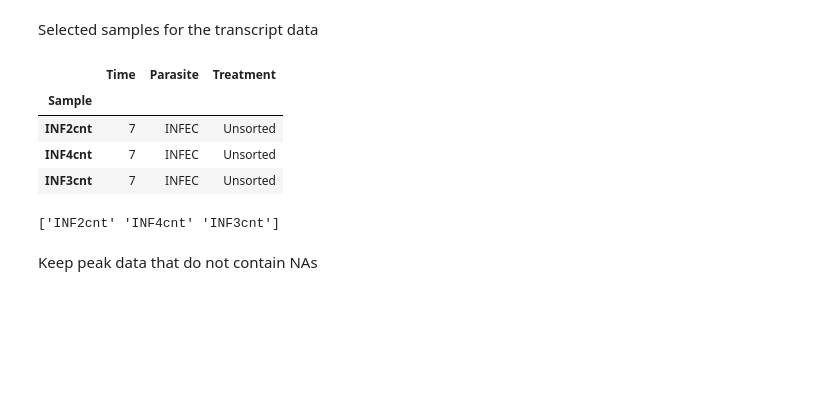
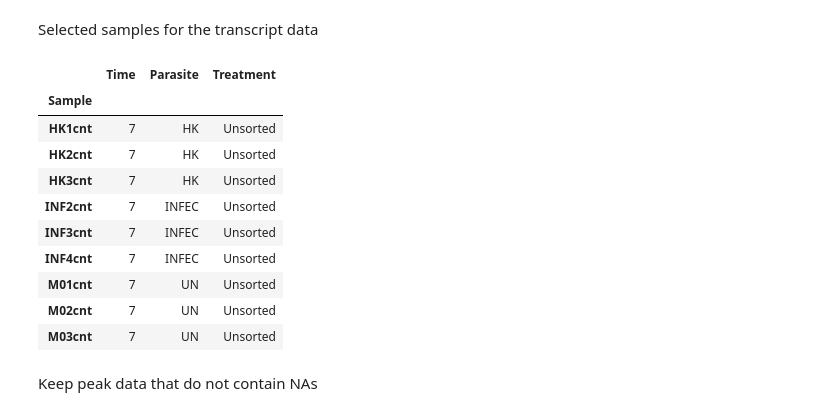
Before and after one commit to glasgowcompbio/GraphOmics, a Jupyter notebook: web_omics/notebooks/extract_webomics_data.ipynb, the cells around one changed output. Saved outputs shown, nothing was run; the diff lists cells and outputs as text; code cells hidden in the pictures; blank space fills up the shorter version.

```diff
--- a/web_omics/notebooks/extract_webomics_data.ipynb
+++ b/web_omics/notebooks/extract_webomics_data.ipynb
@@ -40,0 +56,20 @@ samples_peaks.head()
+# %%
+col_mapping = {
+    'HK1cnt'        : (7,  'HK', 'Unsorted'),
+    'HK2cnt'        : (7,  'HK', 'Unsorted'),
+    'HK3cnt'        : (7,  'HK', 'Unsorted'),
+    'INF2cnt'       : (7,  'INFEC', 'Unsorted'),
+    'INF3cnt'       : (7,  'INFEC', 'Unsorted'),
+    'INF4cnt'       : (7,  'INFEC', 'Unsorted'),
+    'M01cnt'        : (7,  'UN', 'Unsorted'),
+    'M02cnt'        : (7,  'UN', 'Unsorted'),
+    'M03cnt'        : (7,  'UN', 'Unsorted'),
+}
+# %%
+ss = []
+for sample_name in col_mapping:
+    ss.append((sample_name,) + col_mapping[sample_name])
+
+samples_rna = pd.DataFrame(ss, columns=['Sample', 'Time', 'Parasite', 'Treatment'])
+samples_rna.set_index(['Sample'])
+samples_rna
@@ -52,3 +112,0 @@ display(rna.head())
-# %%
-samples_rna = pd.read_csv(basedir + '/metadata_rna.csv', index_col=0)
-display(samples_rna)
@@ -68,7 +114,7 @@ display(samples_rna)
 ### Select a group for analysis
 # %%
 time = 7
-parasite = 'INFEC'
+parasite = ['INFEC', 'HK', 'UN']
 treatment = 'Unsorted'
 # %% [markdown]
 Selected samples for the metabolomics data
@@ -88,19 +140,24 @@ display(groups_peaks)
 # %% [markdown]
 Selected samples for the transcript data
 # %%
-pos = (samples_rna['Time'] == time) & (samples_rna['Parasite'] == parasite) & \
+pos = (samples_rna['Time'] == time) & (samples_rna['Parasite'].isin(parasite)) & \
       (samples_rna['Treatment'] == treatment)
 
 groups_rna = samples_rna[pos]
+groups_rna = groups_rna.set_index('Sample')
 display(groups_rna)
-print(groups_rna.index.values)
 # %% [output]
 |  | Time | Parasite | Treatment |
 | Sample |  |  |  |
+| HK1cnt | 7 | HK | Unsorted |
+| HK2cnt | 7 | HK | Unsorted |
+| HK3cnt | 7 | HK | Unsorted |
 | INF2cnt | 7 | INFEC | Unsorted |
+| INF3cnt | 7 | INFEC | Unsorted |
 | INF4cnt | 7 | INFEC | Unsorted |
-| INF3cnt | 7 | INFEC | Unsorted |
+| M01cnt | 7 | UN | Unsorted |
+| M02cnt | 7 | UN | Unsorted |
+| M03cnt | 7 | UN | Unsorted |
-['INF2cnt' 'INF4cnt' 'INF3cnt']
 # %% [markdown]
 Keep peak data that do not contain NAs
 # %%
```
Also changed, not shown: parts of 33 cells of this notebook, 2 other files.
